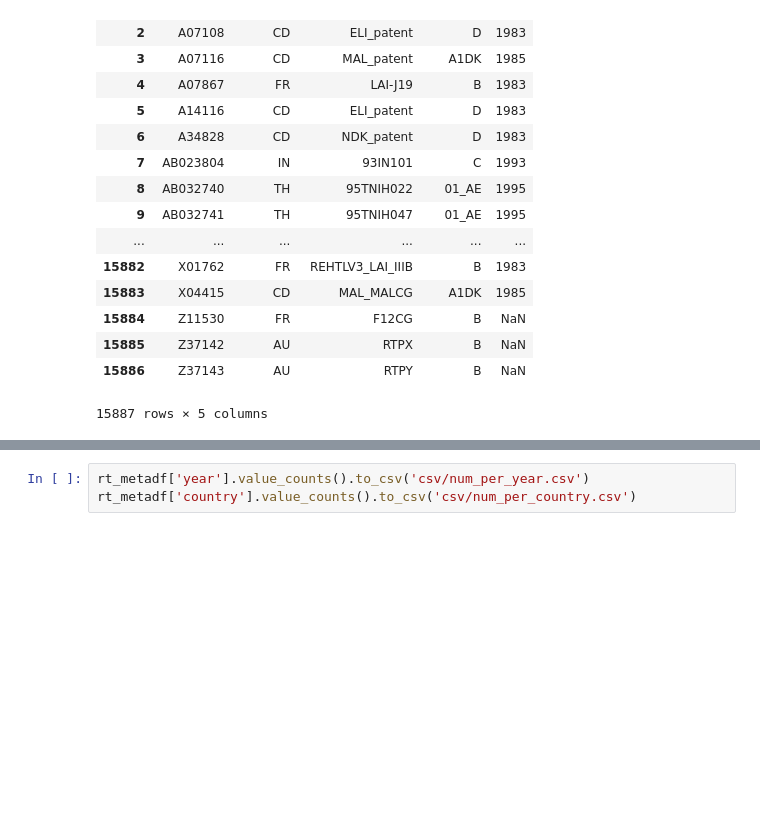
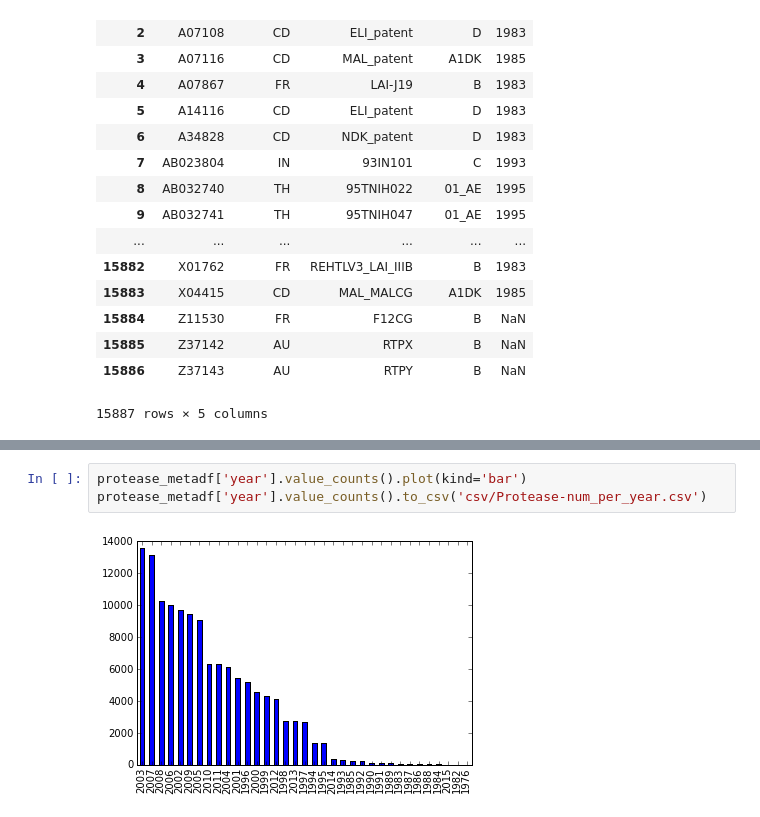
Before and after one commit to ericmjl/systems-microbiology-hiv, a Jupyter notebook: 03 Data Exploration.ipynb, the cells around one changed output, grey strips where cells are left out. Cells and saved outputs as stored; diff of their text form; blank space fills up the shorter version.

```diff
--- a/03 Data Exploration.ipynb
+++ b/03 Data Exploration.ipynb
@@ -125,3 +92,5 @@ rt_metadf['country'].value_counts().quantile()
-# %%
-rt_metadf['year'].value_counts().to_csv('csv/num_per_year.csv')
-rt_metadf['country'].value_counts().to_csv('csv/num_per_country.csv')
+# %%
+protease_metadf['year'].value_counts().plot(kind='bar')
+protease_metadf['year'].value_counts().to_csv('csv/Protease-num_per_year.csv')
+# %% [output]
+[figure, added]
```
Also changed, not shown: parts of 7 cells of this notebook, 10 other files.
